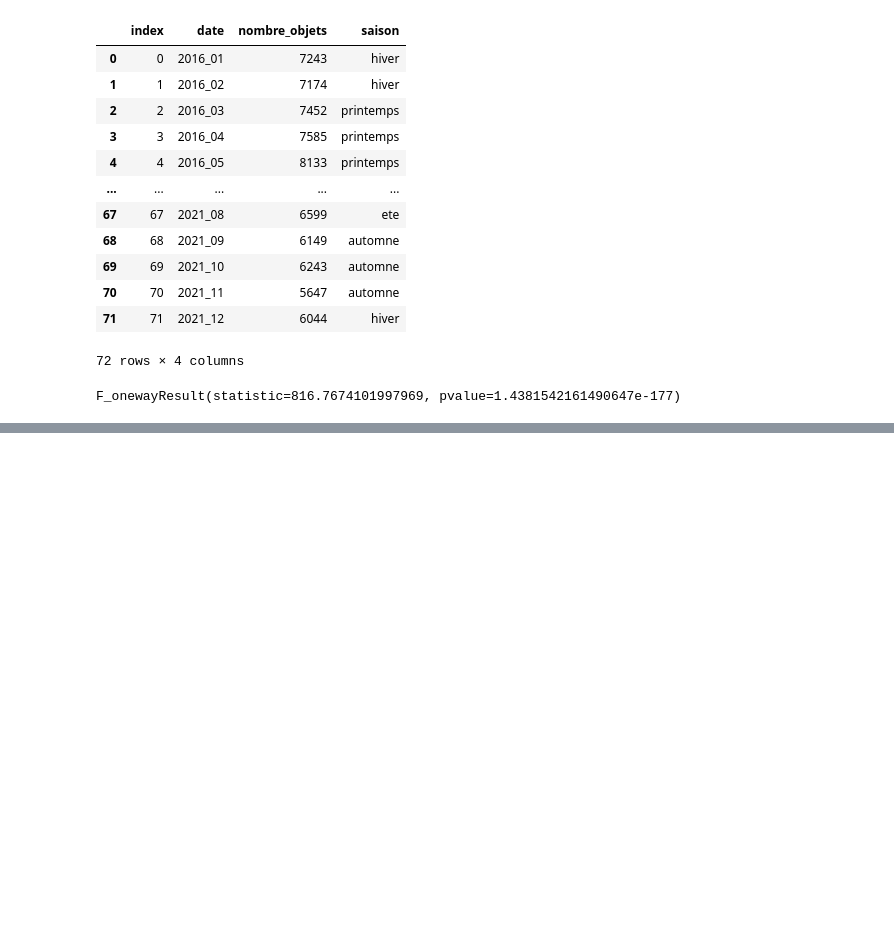
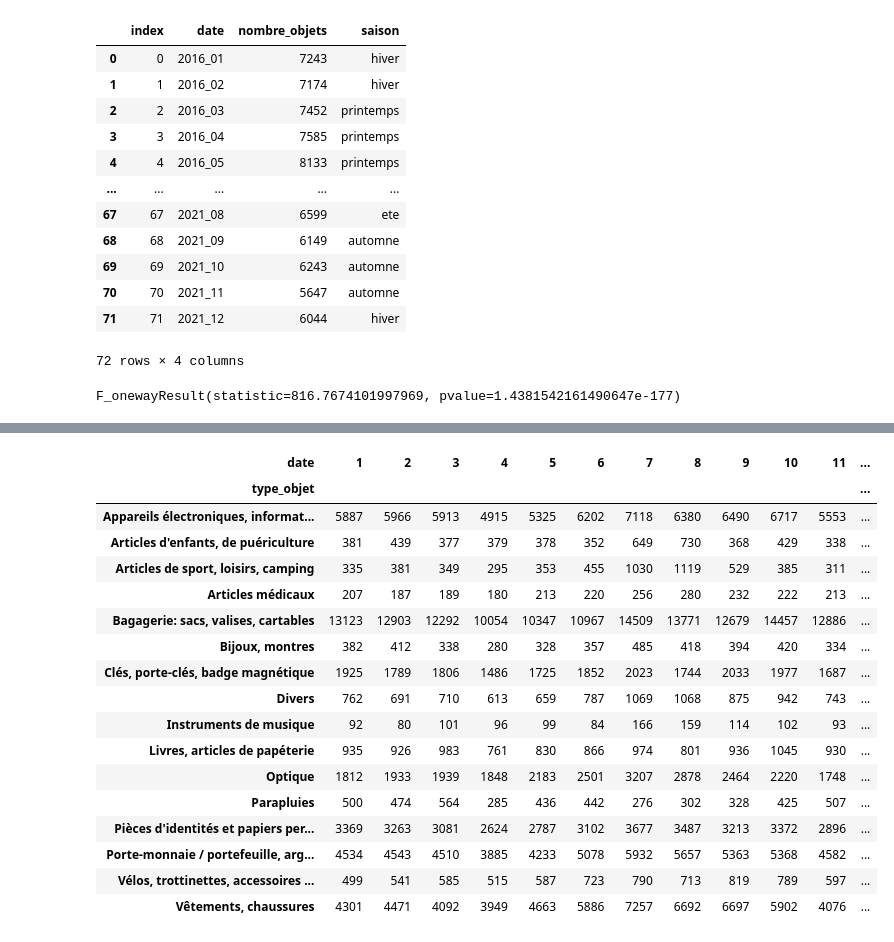
Before and after one commit to Benalieur/sncf, a Jupyter notebook: notebooks/data_science.ipynb, the cells around one changed output, grey strips where cells are left out. Saved outputs shown, nothing was run; the diff lists cells and outputs as text; code cells hidden in the pictures; blank space fills up the shorter version.

```diff
--- a/notebooks/data_science.ipynb
+++ b/notebooks/data_science.ipynb
@@ -578,0 +582,5 @@ F_onewayResult(statistic=816.7674101997969, pvalue=1.4381542161490647e-177)
+# %%
+test_5_objets = objets_perdus.reset_index().copy()
+test_5_objets['date'] = test_5_objets['date'].dt.month
+
+test_5_objets
@@ -578,0 +601,23 @@ F_onewayResult(statistic=816.7674101997969, pvalue=1.4381542161490647e-177)
+# %%
+t5 = pd.crosstab(test_5_objets['type_objet'], test_5_objets['date'])
+
+t5
+# %% [output]
+| date | 1 | 2 | 3 | 4 | 5 | 6 | 7 | 8 | 9 | 10 | 11 | ... |
+| type_objet |  |  |  |  |  |  |  |  |  |  |  | ... |
+| Appareils électroniques, informat... | 5887 | 5966 | 5913 | 4915 | 5325 | 6202 | 7118 | 6380 | 6490 | 6717 | 5553 | ... |
+| Articles d'enfants, de puériculture | 381 | 439 | 377 | 379 | 378 | 352 | 649 | 730 | 368 | 429 | 338 | ... |
+| Articles de sport, loisirs, camping | 335 | 381 | 349 | 295 | 353 | 455 | 1030 | 1119 | 529 | 385 | 311 | ... |
+| Articles médicaux | 207 | 187 | 189 | 180 | 213 | 220 | 256 | 280 | 232 | 222 | 213 | ... |
+| Bagagerie: sacs, valises, cartables | 13123 | 12903 | 12292 | 10054 | 10347 | 10967 | 14509 | 13771 | 12679 | 14457 | 12886 | ... |
+| Bijoux, montres | 382 | 412 | 338 | 280 | 328 | 357 | 485 | 418 | 394 | 420 | 334 | ... |
+| Clés, porte-clés, badge magnétique | 1925 | 1789 | 1806 | 1486 | 1725 | 1852 | 2023 | 1744 | 2033 | 1977 | 1687 | ... |
+| Divers | 762 | 691 | 710 | 613 | 659 | 787 | 1069 | 1068 | 875 | 942 | 743 | ... |
+| Instruments de musique | 92 | 80 | 101 | 96 | 99 | 84 | 166 | 159 | 114 | 102 | 93 | ... |
+| Livres, articles de papéterie | 935 | 926 | 983 | 761 | 830 | 866 | 974 | 801 | 936 | 1045 | 930 | ... |
+| Optique | 1812 | 1933 | 1939 | 1848 | 2183 | 2501 | 3207 | 2878 | 2464 | 2220 | 1748 | ... |
+| Parapluies | 500 | 474 | 564 | 285 | 436 | 442 | 276 | 302 | 328 | 425 | 507 | ... |
+| Pièces d'identités et papiers per... | 3369 | 3263 | 3081 | 2624 | 2787 | 3102 | 3677 | 3487 | 3213 | 3372 | 2896 | ... |
+| Porte-monnaie / portefeuille, arg... | 4534 | 4543 | 4510 | 3885 | 4233 | 5078 | 5932 | 5657 | 5363 | 5368 | 4582 | ... |
+| Vélos, trottinettes, accessoires ... | 499 | 541 | 585 | 515 | 587 | 723 | 790 | 713 | 819 | 789 | 597 | ... |
+| Vêtements, chaussures | 4301 | 4471 | 4092 | 3949 | 4663 | 5886 | 7257 | 6692 | 6697 | 5902 | 4076 | ... |
```
Also changed, not shown: parts of 6 cells of this notebook, 1 other file.
